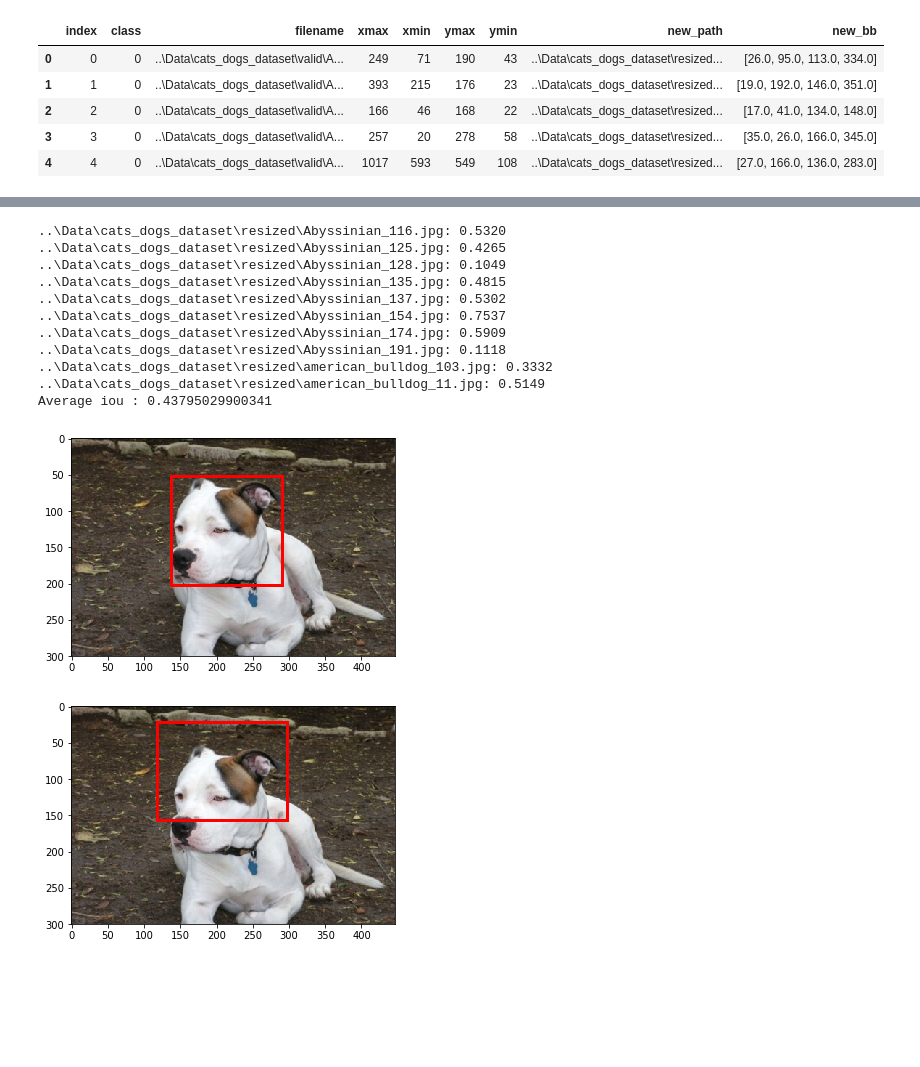
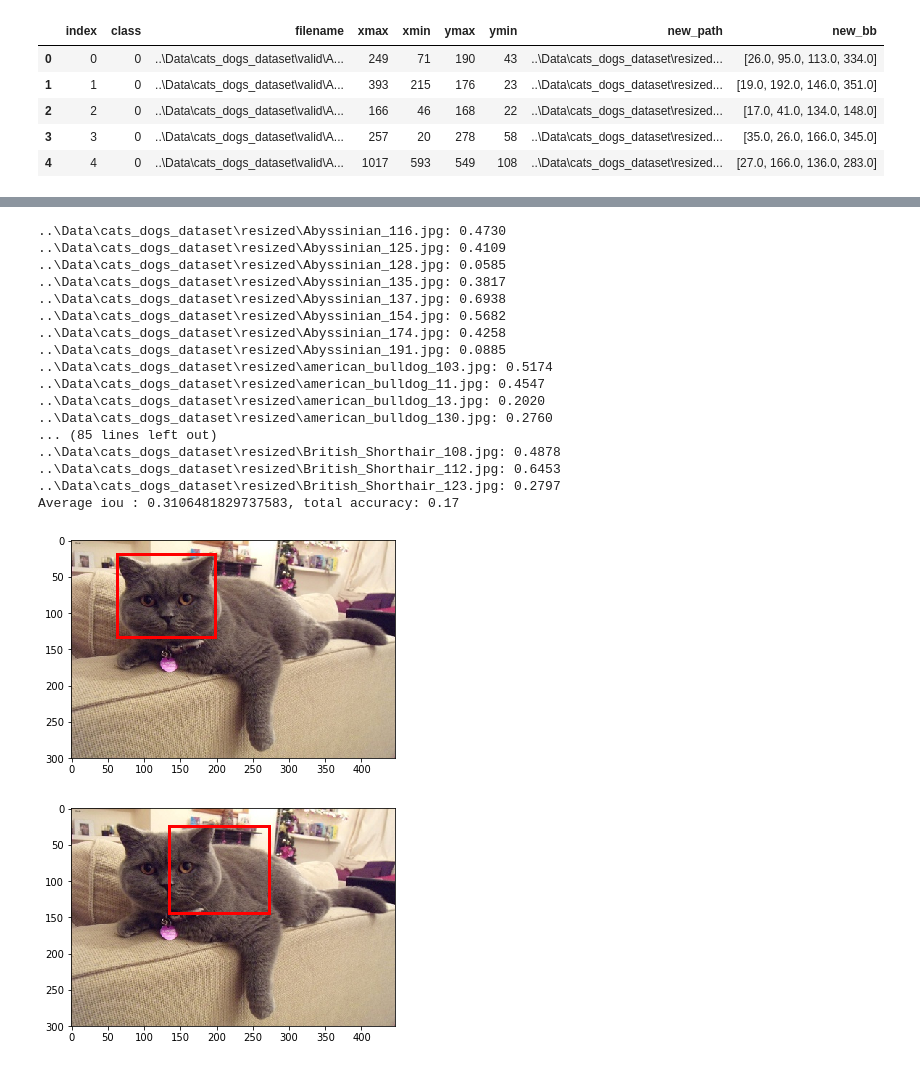
Before and after one commit to onewhosaynope/Neurus, a Jupyter notebook: Models/BBModel Validation.ipynb, the cells around one changed output, grey strips where cells are left out. Saved outputs shown, nothing was run; the diff lists cells and outputs as text; code cells hidden in the pictures; blank space fills up the shorter version.

```diff
--- a/Models/BBModel Validation.ipynb
+++ b/Models/BBModel Validation.ipynb
@@ -270,19 +270,30 @@ df_test.head()
 | 3 | 3 | 0 | ..\Data\cats_dogs_dataset\valid\A... | 257 | 20 | 278 | 58 | ..\Data\cats_dogs_dataset\resized... | [35.0, 26.0, 166.0, 345.0] |
 | 4 | 4 | 0 | ..\Data\cats_dogs_dataset\valid\A... | 1017 | 593 | 549 | 108 | ..\Data\cats_dogs_dataset\resized... | [27.0, 166.0, 136.0, 283.0] |
 # %%
-Detection = namedtuple("Detection", ["image_path", "gt", "pred"])
+Detection = namedtuple("Detection", ["image_path", "orig_bb", "pred_bb", "orig_class", "pred_class"])
 examples = []
-X = df_test[['new_path', 'new_bb']]
+X = df_test[['new_path', 'new_bb', "class"]]
 
-images_count = 10
+images_count = 100
 for i in range(images_count):
+
+    model.eval()
+    with torch.no_grad():
+        out_class, out_bb = model(im.cuda())
+
     im_path = X.values[i][0]
     bb_value = X.values[i][1].astype(int)
     im = transforms.ToTensor()(read_image(im_path)).unsqueeze_(0)
     out_class, out_bb = model(im.cuda())
     bb_hat = out_bb.detach().cpu().numpy()
     bb_hat = bb_hat.astype(int)[0]
-    print("original bb:%21s\npredicted bb:%20s" % (bb_value, bb_hat))
-    detection = Detection(im_path, bb_value, bb_hat)
+    sample_class = X.values[i][2]
+    # out_class = round(torch.max(out_class, 1)[0].item())
+    print(out_class)
+    print(out_class.argmax())
+    print(out_class.argmax().item())
+    out_class = out_class.argmax().item()
+    print("original bb:%21s\npredicted bb:%20s\noriginal class: %15s\npredicted: %20s\n" % (bb_value, bb_hat, sample_class, out_class))
+    detection = Detection(im_path, bb_value, bb_hat, sample_class, out_class)
     examples.append(detection)
 # %% [output]
@@ -309,49 +317,58 @@ predicted bb:   [ 21 118 156 297]
 # %%
 # loop over the example detections
 total_iou = 0.0
+total_acc = 0
 
 for detection in examples:
     # load the image
     # image = cv2.imread(detection.image_path)
-    image = cv2.cvtColor(cv2.imread(detection.image_path), cv2.COLOR_BGR2RGB)
+    #     image = cv2.cvtColor(cv2.imread(detection.image_path), cv2.COLOR_BGR2RGB)
     # draw the ground-truth bounding box along with the predicted
     # bounding box
-    cv2.rectangle(image, (detection.gt[3], detection.gt[2]), (detection.gt[1], detection.gt[0]), (0, 255, 0), 2)
-    cv2.rectangle(image, (detection.pred[3], detection.pred[2]), (detection.pred[1], detection.pred[0]), (0, 0, 255), 2)
+    #     cv2.rectangle(image, (detection.orig_bb[3], detection.orig_bb[2]), (detection.orig_bb[1], detection.orig_bb[0]), (0, 255, 0), 2)
+    #     cv2.rectangle(image, (detection.pred_bb[3], detection.pred_bb[2]), (detection.pred_bb[1], detection.pred_bb[0]), (0, 0, 255), 2)
     # compute the intersection over union and display it
-    iou = bb_intersection_over_union(detection.gt, detection.pred)
+    iou = bb_intersection_over_union(detection.orig_bb, detection.pred_bb)
     total_iou = total_iou + iou
-    cv2.putText(image, "IoU: {:.4f}".format(iou), (10, 30), cv2.FONT_HERSHEY_SIMPLEX, 0.6, (0, 255, 0), 2)
+    if detection.orig_class == detection.pred_class:
+        total_acc = total_acc + 1
+    #     cv2.putText(image, "IoU: {:.4f}".format(iou), (10, 30), cv2.FONT_HERSHEY_SIMPLEX, 0.6, (0, 255, 0), 2)
     print("{}: {:.4f}".format(detection.image_path, iou))
     # show the output image
-    cv2.imshow("Image", image)
-    cv2.waitKey(0)
+    #     cv2.imshow("Image", image)
+    #     cv2.waitKey(0)
 
-print("Average iou : {}".format(total_iou / images_count))
+print("Average iou : {}, total accuracy: {}".format((total_iou / images_count), (total_acc/images_count)))
 # %% [output]
-..\Data\cats_dogs_dataset\resized\Abyssinian_116.jpg: 0.5320
-..\Data\cats_dogs_dataset\resized\Abyssinian_125.jpg: 0.4265
-..\Data\cats_dogs_dataset\resized\Abyssinian_128.jpg: 0.1049
-..\Data\cats_dogs_dataset\resized\Abyssinian_135.jpg: 0.4815
-..\Data\cats_dogs_dataset\resized\Abyssinian_137.jpg: 0.5302
-..\Data\cats_dogs_dataset\resized\Abyssinian_154.jpg: 0.7537
-..\Data\cats_dogs_dataset\resized\Abyssinian_174.jpg: 0.5909
-..\Data\cats_dogs_dataset\resized\Abyssinian_191.jpg: 0.1118
-..\Data\cats_dogs_dataset\resized\american_bulldog_103.jpg: 0.3332
-..\Data\cats_dogs_dataset\resized\american_bulldog_11.jpg: 0.5149
-Average iou : 0.43795029900341
+..\Data\cats_dogs_dataset\resized\Abyssinian_116.jpg: 0.4730
+..\Data\cats_dogs_dataset\resized\Abyssinian_125.jpg: 0.4109
+..\Data\cats_dogs_dataset\resized\Abyssinian_128.jpg: 0.0585
+..\Data\cats_dogs_dataset\resized\Abyssinian_135.jpg: 0.3817
+..\Data\cats_dogs_dataset\resized\Abyssinian_137.jpg: 0.6938
+..\Data\cats_dogs_dataset\resized\Abyssinian_154.jpg: 0.5682
+..\Data\cats_dogs_dataset\resized\Abyssinian_174.jpg: 0.4258
+..\Data\cats_dogs_dataset\resized\Abyssinian_191.jpg: 0.0885
+..\Data\cats_dogs_dataset\resized\american_bulldog_103.jpg: 0.5174
+..\Data\cats_dogs_dataset\resized\american_bulldog_11.jpg: 0.4547
+..\Data\cats_dogs_dataset\resized\american_bulldog_13.jpg: 0.2020
+..\Data\cats_dogs_dataset\resized\american_bulldog_130.jpg: 0.2760
+... (85 lines left out)
+..\Data\cats_dogs_dataset\resized\British_Shorthair_108.jpg: 0.4878
+..\Data\cats_dogs_dataset\resized\British_Shorthair_112.jpg: 0.6453
+..\Data\cats_dogs_dataset\resized\British_Shorthair_123.jpg: 0.2797
+Average iou : 0.3106481829737583, total accuracy: 0.17
 # %%
 # loop over the example detections
 total_iou = 0.0
 
 im = cv2.imread(detection.image_path)
 im = cv2.cvtColor(im, cv2.COLOR_BGR2RGB)
-show_corner_bb(im, detection.gt)
+show_corner_bb(im, detection.orig_bb)
 # %% [output]
-[figure, old version]
+[figure, new version]
 # %%
 im_path = detection.image_path
-bb_value = detection.gt
+bb_value = detection.pred_bb
 im = transforms.ToTensor()(read_image(im_path)).unsqueeze_(0)
 out_class, out_bb = model(im.cuda())
 bb_hat = out_bb.detach().cpu().numpy()
@@ -360,4 +377,4 @@ im = cv2.imread(detection.image_path)
 im = cv2.cvtColor(im, cv2.COLOR_BGR2RGB)
 show_corner_bb(im, bb_hat)
 # %% [output]
-[figure, old version]
+[figure, new version]
```
Also changed, not shown: parts of 1 cell of this notebook, 3 other files.
